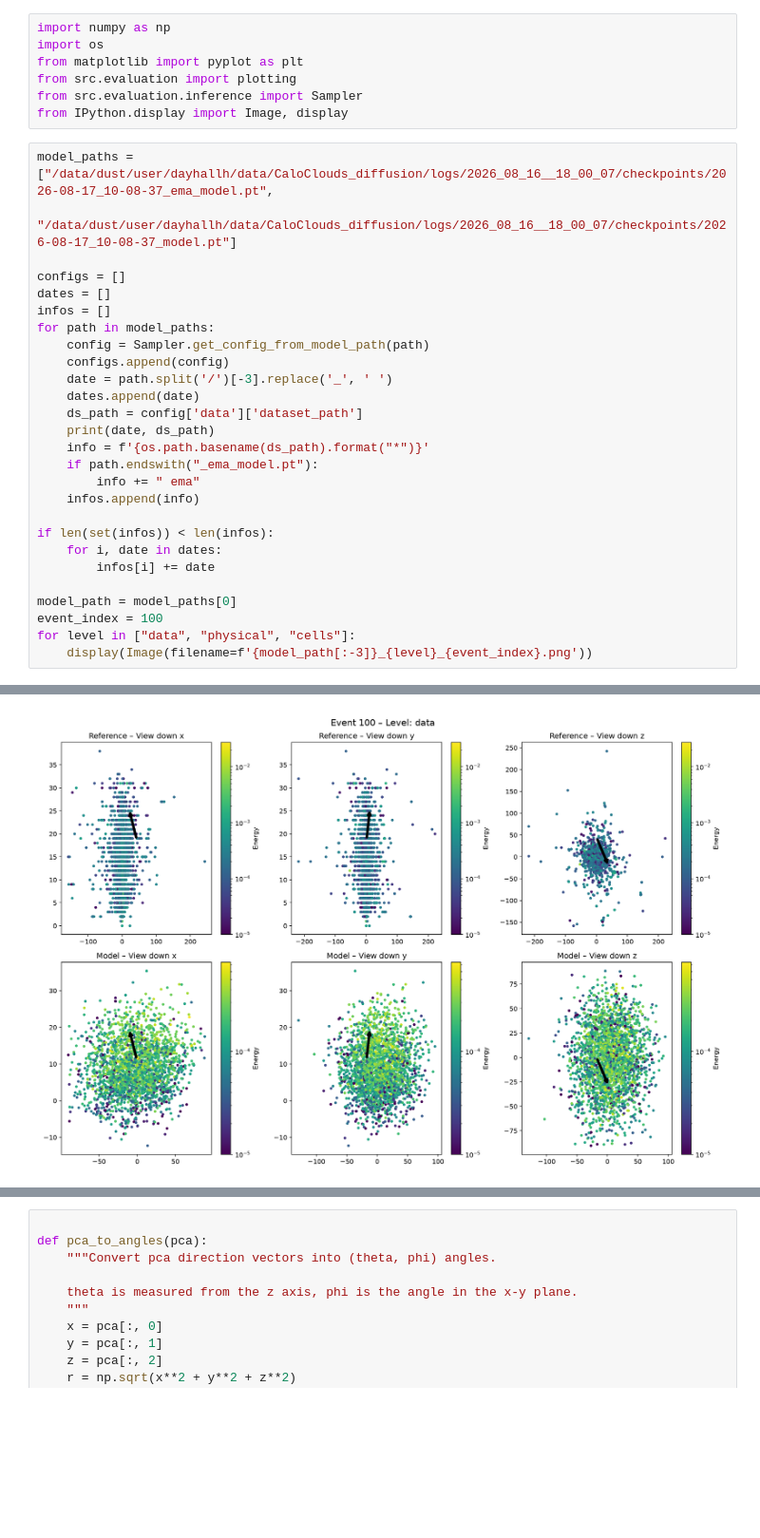
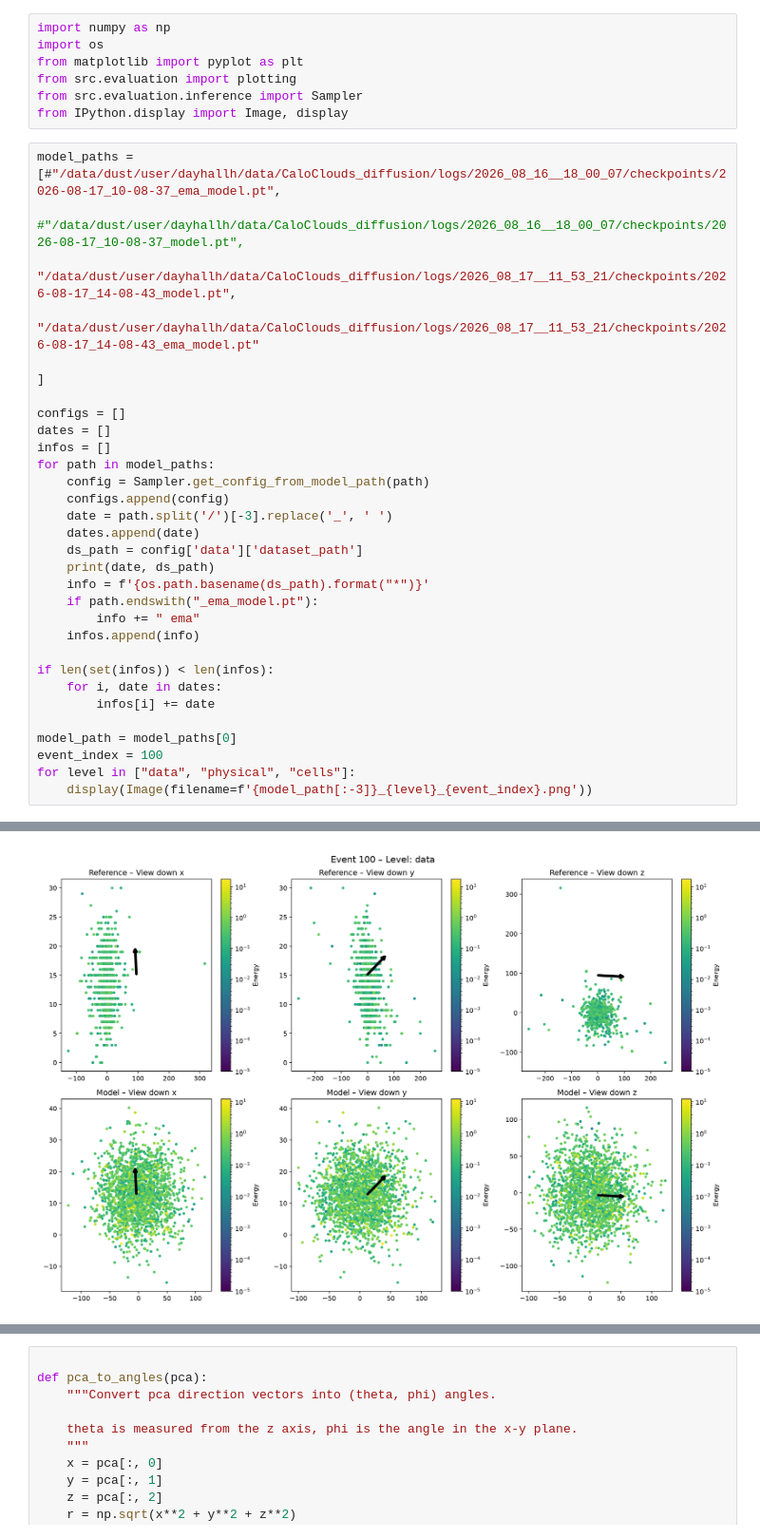
Before and after one commit to HenryDayHall/CaloCloudi, a Jupyter notebook: scripts/check_summary.ipynb, the cells around one changed output, grey strips where cells are left out. Shown at 95% size. Drawn from its saved outputs; the diff is of its cells as text; blank space fills up the shorter version.

```diff
--- a/scripts/check_summary.ipynb
+++ b/scripts/check_summary.ipynb
@@ -8,8 +8,12 @@ from src.evaluation import plotting
 from src.evaluation.inference import Sampler
 from IPython.display import Image, display
 # %%
-model_paths = ["/data/dust/user/dayhallh/data/CaloClouds_diffusion/logs/2026_08_16__18_00_07/checkpoints/2026-08-17_10-08-37_ema_model.pt",
-               "/data/dust/user/dayhallh/data/CaloClouds_diffusion/logs/2026_08_16__18_00_07/checkpoints/2026-08-17_10-08-37_model.pt"]
+model_paths = [#"/data/dust/user/dayhallh/data/CaloClouds_diffusion/logs/2026_08_16__18_00_07/checkpoints/2026-08-17_10-08-37_ema_model.pt",
+               #"/data/dust/user/dayhallh/data/CaloClouds_diffusion/logs/2026_08_16__18_00_07/checkpoints/2026-08-17_10-08-37_model.pt",
+              "/data/dust/user/dayhallh/data/CaloClouds_diffusion/logs/2026_08_17__11_53_21/checkpoints/2026-08-17_14-08-43_model.pt",
+              "/data/dust/user/dayhallh/data/CaloClouds_diffusion/logs/2026_08_17__11_53_21/checkpoints/2026-08-17_14-08-43_ema_model.pt"
+
+]
 
 configs = []
 dates = []
@@ -42 +46 @@ CUDA not avaliable, using CPU
-[figure, old version]
+[figure, new version]
```
Also changed, not shown: parts of 3 cells of this notebook, 4 other files.
